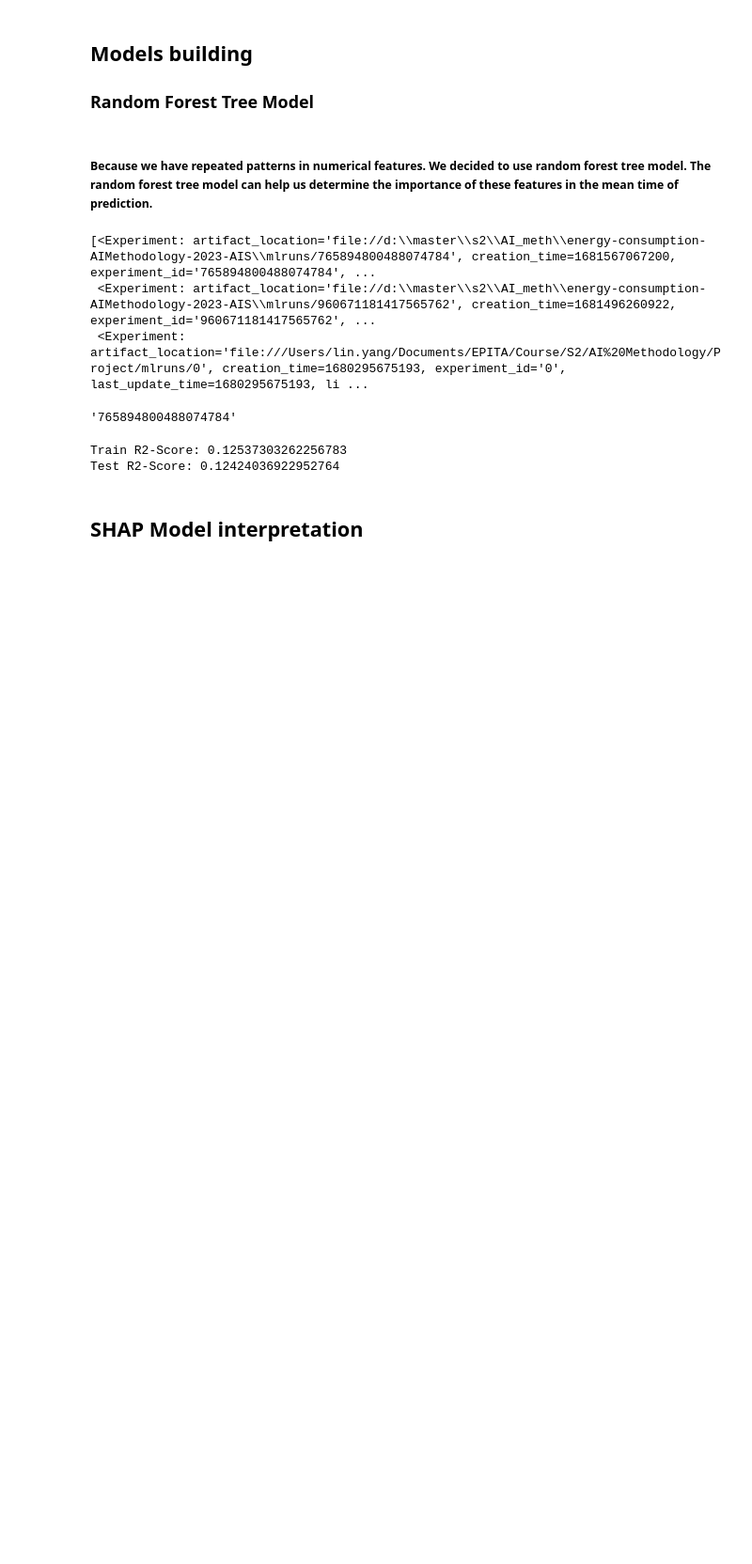
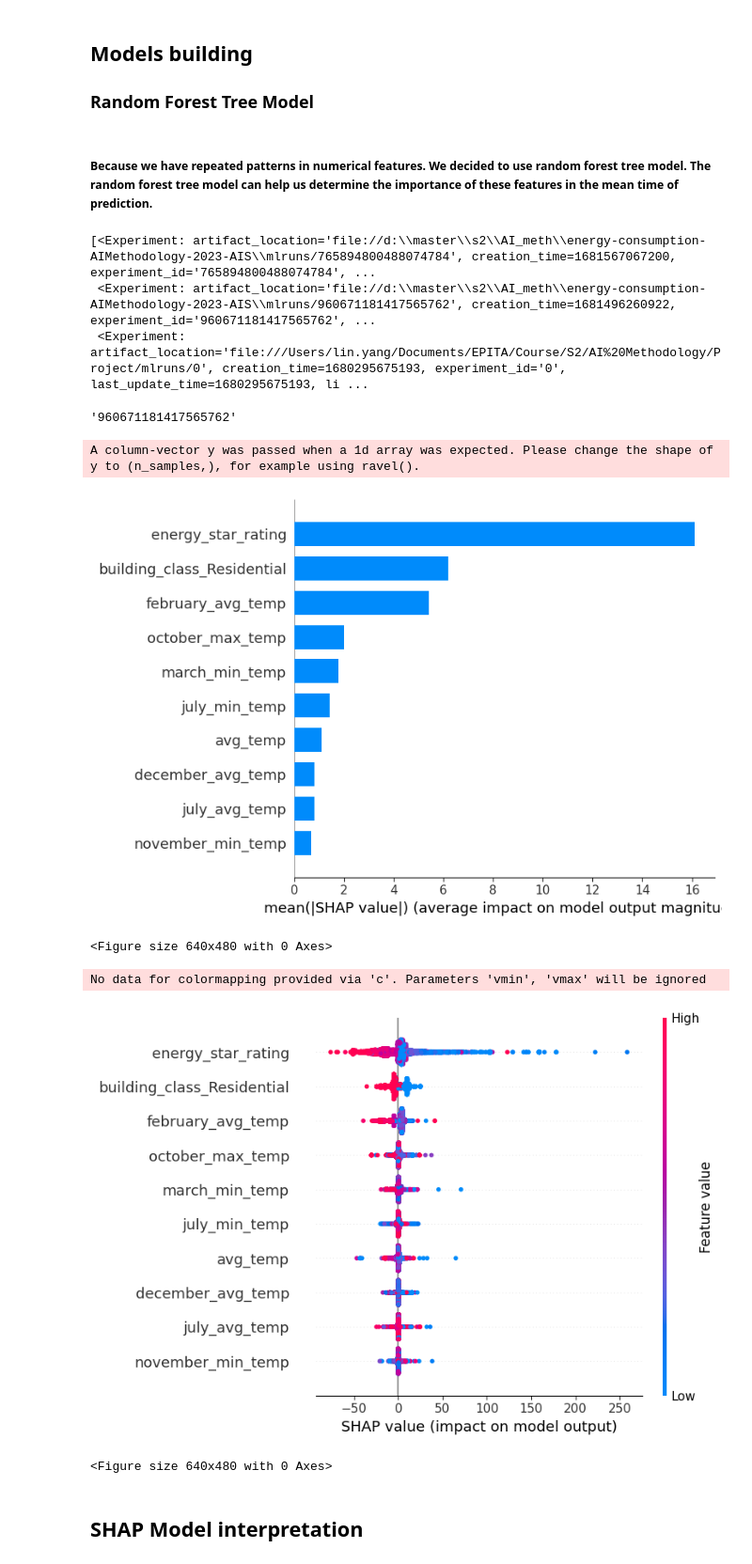
Before and after one commit to LinYang-AI/AIMethodology, a Jupyter notebook: main.ipynb, the cells around one changed output. Shown at 94% size. Cells and saved outputs as stored; diff of their text form; code cells hidden in the pictures; blank space fills up the shorter version.

Commit message:
update shap

```diff
--- a/main.ipynb
+++ b/main.ipynb
@@ -86,7 +91,7 @@ mlflow.search_experiments()
  <Experiment: artifact_location='file:///Users/lin.yang/Documents/EPITA/Course/S2/AI%20Methodology/Project/mlruns/0', creation_time=1680295675193, experiment_id='0', last_update_time=1680295675193, li ...
 # %%
 # exp_id = mlflow.create_experiment('linear_regression')
-exp_id = '765894800488074784'
+exp_id = '960671181417565762'
 exp_id
 # %% [output]
-'765894800488074784'
+'960671181417565762'
@@ -109,9 +98,49 @@ def train_validate(pipe, _X_train, _y_train, _X_test, _y_test):
+# %%
+estimator = RandomForestRegressor(n_jobs=-1)
+# %%
+def compute_rmsle(y_test: np.ndarray, y_pred: np.ndarray, precision: int = 2) -> float:
+  rmsle = np.sqrt(mean_squared_log_error(y_test, y_pred))
+  return round(rmsle, precision)
+# %%
+def train_estimator(estimator, _X_train, _y_train, _X_test, _y_test):
+    with mlflow.start_run(experiment_id=exp_id):
+        estimator.fit(_X_train, _y_train)
+
+        y_pred = estimator.predict(_X_test)
+        mse = mean_squared_error(_y_test, y_pred)
+        rmsle = compute_rmsle(_y_test, y_pred)
+
+        explainer = shap.TreeExplainer(estimator)
+        shap_values = explainer.shap_values(_X_test, _y_test, approximate=True)
+
+        plt.figure()
+        shap.summary_plot(shap_values, _X_test, plot_type='bar')
+        summary_plot1 = plt.gcf()
+        time.sleep(1)
+        summary_plot1.savefig('shap_summary_plot1.png')
+        plt.show()
+
+        plt.figure()
+        shap.summary_plot(shap_values, _X_test)
+        summary_plot2 = plt.gcf()
+        time.sleep(1)
+        summary_plot2.savefig('shap_summary_plot2.png')
+        plt.show()
+
+        mlflow.sklearn.log_model(estimator, 'estimator')
+        mlflow.log_metrics({"testing_mse": mse, "testing_rmsle": rmsle})
+        mlflow.log_artifact('shap_summary_plot1.png')
+        mlflow.log_artifact('shap_summary_plot2.png')
 # %%
 X_train_num, X_test_num = X_tr[new_features], X_tst[new_features]
-train_validate(estimator, X_train_num, y_train, X_test_num, y_test)
+train_estimator(estimator, X_train_num, y_train, X_test_num, y_test)
 # %% [output]
-Train R2-Score: 0.12537303262256783
-Test R2-Score: 0.12424036922952764
+A column-vector y was passed when a 1d array was expected. Please change the shape of y to (n_samples,), for example using ravel().
+[figure, added]
+<Figure size 640x480 with 0 Axes>
+No data for colormapping provided via 'c'. Parameters 'vmin', 'vmax' will be ignored
+[figure, added]
+<Figure size 640x480 with 0 Axes>
 # %% [markdown]
 ## SHAP Model interpretation
 # %%
```
Also changed, not shown: parts of 3 cells of this notebook, 30 other files.
